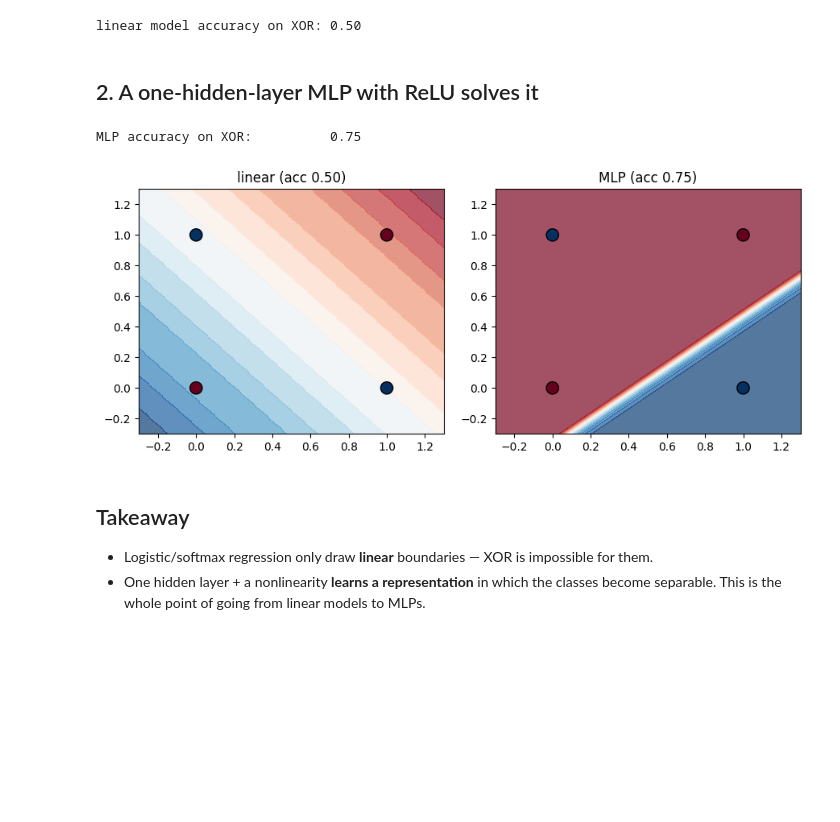
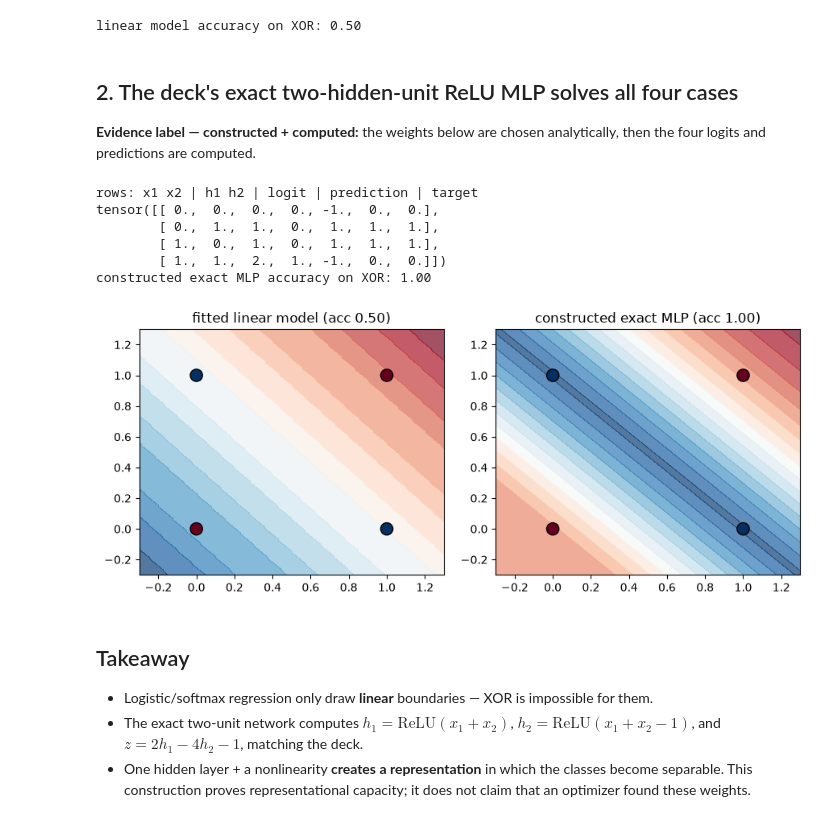
Before and after one commit to nipunbatra/dl-teaching, a Jupyter notebook: notebooks/L02/02_mlp_xor.ipynb, the cells around one changed output. Saved outputs shown, nothing was run; the diff lists cells and outputs as text; code cells hidden in the pictures; blank space fills up the shorter version.

```diff
--- a/notebooks/L02/02_mlp_xor.ipynb
+++ b/notebooks/L02/02_mlp_xor.ipynb
@@ -36,31 +37,58 @@ print(f"linear model accuracy on XOR: {acc_lin:.2f}")
 # %% [output]
 linear model accuracy on XOR: 0.50
 # %% [markdown]
-## 2. A one-hidden-layer MLP with ReLU solves it
+## 2. The deck's exact two-hidden-unit ReLU MLP solves all four cases
+
+**Evidence label — constructed + computed:** the weights below are chosen
+analytically, then the four logits and predictions are computed.
 # %%
-mlp = nn.Sequential(nn.Linear(2, 8), nn.ReLU(), nn.Linear(8, 1))
-acc_mlp = train(mlp)
-print(f"MLP accuracy on XOR:          {acc_mlp:.2f}")
+exact_mlp = nn.Sequential(nn.Linear(2, 2), nn.ReLU(), nn.Linear(2, 1))
+with torch.no_grad():
+    # h1 = ReLU(x1 + x2), h2 = ReLU(x1 + x2 - 1)
+    exact_mlp[0].weight.copy_(torch.tensor([[1., 1.], [1., 1.]]))
+    exact_mlp[0].bias.copy_(torch.tensor([0., -1.]))
+    # z = 2 h1 - 4 h2 - 1
+    exact_mlp[2].weight.copy_(torch.tensor([[2., -4.]]))
+    exact_mlp[2].bias.copy_(torch.tensor([-1.]))
+
+with torch.no_grad():
+    hidden = exact_mlp[1](exact_mlp[0](X))
+    logits = exact_mlp(X)
+    predictions = (logits >= 0).float()
+    acc_exact = (predictions == y).float().mean().item()
+
+print("rows: x1 x2 | h1 h2 | logit | prediction | target")
+print(torch.cat([X, hidden, logits, predictions, y], dim=1))
+print(f"constructed exact MLP accuracy on XOR: {acc_exact:.2f}")
+assert acc_exact == 1.0
 # %% [output]
-MLP accuracy on XOR:          0.75
+rows: x1 x2 | h1 h2 | logit | prediction | target
+tensor([[ 0.,  0.,  0.,  0., -1.,  0.,  0.],
+        [ 0.,  1.,  1.,  0.,  1.,  1.,  1.],
+        [ 1.,  0.,  1.,  0.,  1.,  1.,  1.],
+        [ 1.,  1.,  2.,  1., -1.,  0.,  0.]])
+constructed exact MLP accuracy on XOR: 1.00
 # %%
 # decision boundaries
 gx, gy = np.meshgrid(np.linspace(-0.3, 1.3, 200), np.linspace(-0.3, 1.3, 200))
 grid = torch.tensor(np.column_stack([gx.ravel(), gy.ravel()]), dtype=torch.float32)
 
 fig, ax = plt.subplots(1, 2, figsize=(9, 3.8))
-for a, model, name in [(ax[0], linear, f"linear (acc {acc_lin:.2f})"),
-                       (ax[1], mlp, f"MLP (acc {acc_mlp:.2f})")]:
+for a, model, name in [(ax[0], linear, f"fitted linear model (acc {acc_lin:.2f})"),
+                       (ax[1], exact_mlp, f"constructed exact MLP (acc {acc_exact:.2f})")]:
     with torch.no_grad():
         prob = torch.sigmoid(model(grid)).numpy().reshape(gx.shape)
     a.contourf(gx, gy, prob, levels=20, cmap="RdBu", alpha=0.7)
     a.scatter(X[:,0], X[:,1], c=y.ravel(), cmap="RdBu", edgecolors="k", s=120)
     a.set_title(name)
 plt.tight_layout(); plt.show()
 # %% [output]
-[figure, old version]
+[figure, new version]
 # %% [markdown]
 ## Takeaway
 - Logistic/softmax regression only draw **linear** boundaries — XOR is impossible for them.
-- One hidden layer + a nonlinearity **learns a representation** in which the classes
-  become separable. This is the whole point of going from linear models to MLPs.
+- The exact two-unit network computes $h_1=\mathrm{ReLU}(x_1+x_2)$,
+  $h_2=\mathrm{ReLU}(x_1+x_2-1)$, and $z=2h_1-4h_2-1$, matching the deck.
+- One hidden layer + a nonlinearity **creates a representation** in which the
+  classes become separable. This construction proves representational capacity;
+  it does not claim that an optimizer found these weights.
```
Also changed, not shown: parts of 1 cell of this notebook, 2 other files.
